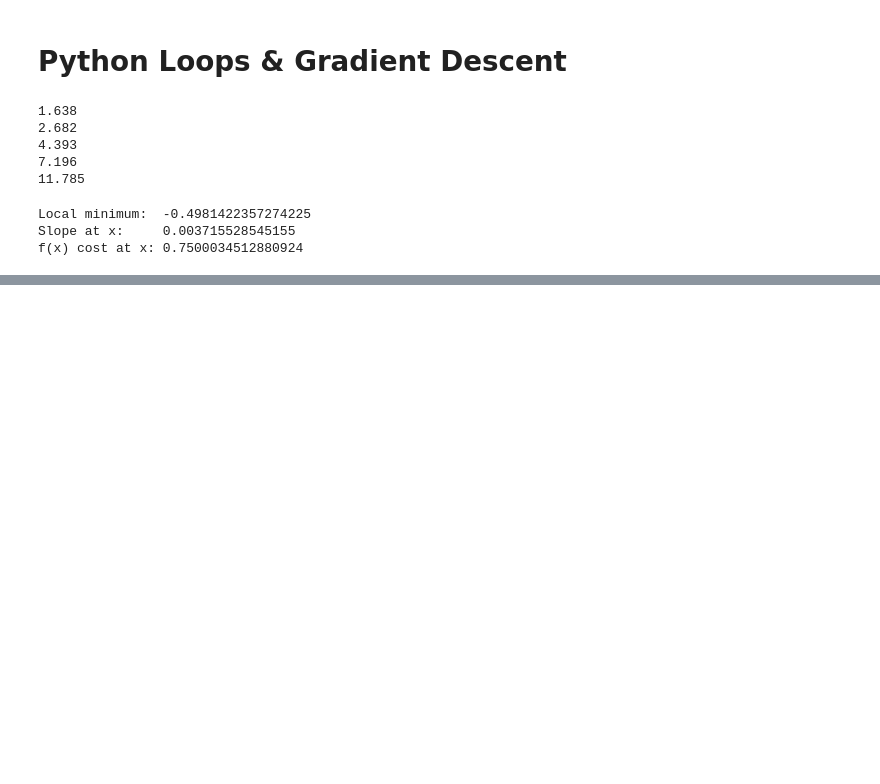
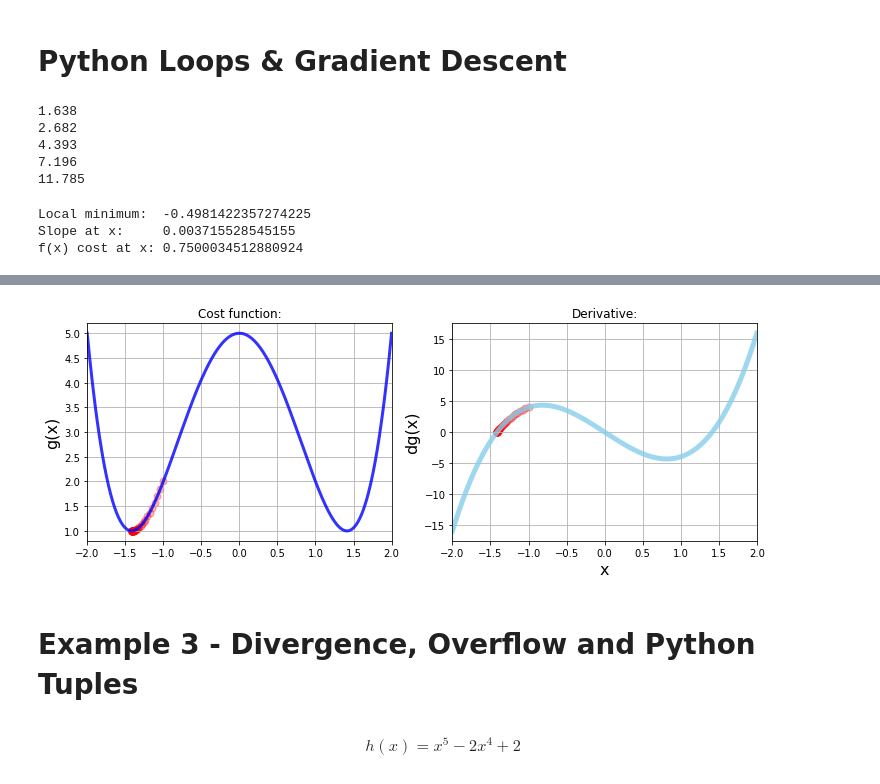
Before and after one commit to ArielMAJ/Data-Science-and-Machine-Learning_Bootcamp, a Jupyter notebook: Section_04/Gradient_Descent.ipynb, the cells around one changed output, grey strips where cells are left out. Cells and saved outputs as stored; diff of their text form; code cells hidden in the pictures; blank space fills up the shorter version.

```diff
--- a/Section_04/Gradient_Descent.ipynb
+++ b/Section_04/Gradient_Descent.ipynb
@@ -170,0 +222,33 @@ plt.show()
+# %%
+from matplotlib import lines
+# plt.figure(figsize=[10, 8])
+
+fig, axs = plt.subplots(1, 2, figsize=(12,4))
+
+# Cost function chart:
+
+axs[0].plot(x_2, g(x_2), color="blue", linewidth=3, alpha=.8)
+axs[0].set_title("Cost function:")
+axs[0].set_xlim([-2, 2])
+# axs[0, 0].set_ylim(0,13)
+axs[0].grid()
+axs[0].set_ylabel("g(x)", fontsize=16)
+axs[0].scatter(x_list, g(x_list), color='red', s=50, alpha=.3)
+
+# Derivative chart:
+axs[1].set_title("Derivative:")
+axs[1].plot(x_2, dg(x_2), color='skyblue', linewidth=5, alpha=.8)
+axs[1].set_xlabel("x", fontsize=16)
+axs[1].set_ylabel("dg(x)", fontsize=16)
+axs[1].set_xlim([-2, 2])
+axs[1].grid()
+axs[1].scatter(x_list, deriv_list, color='red', s=50, alpha=.3)
+
+
+plt.show()
+# %% [output]
+[figure, added]
+# %% [markdown]
+# Example 3 - Divergence, Overflow and Python Tuples
+# %% [markdown]
+$$h(x)=x^5-2x^4+2$$
```
Also changed, not shown: parts of 11 cells of this notebook.
